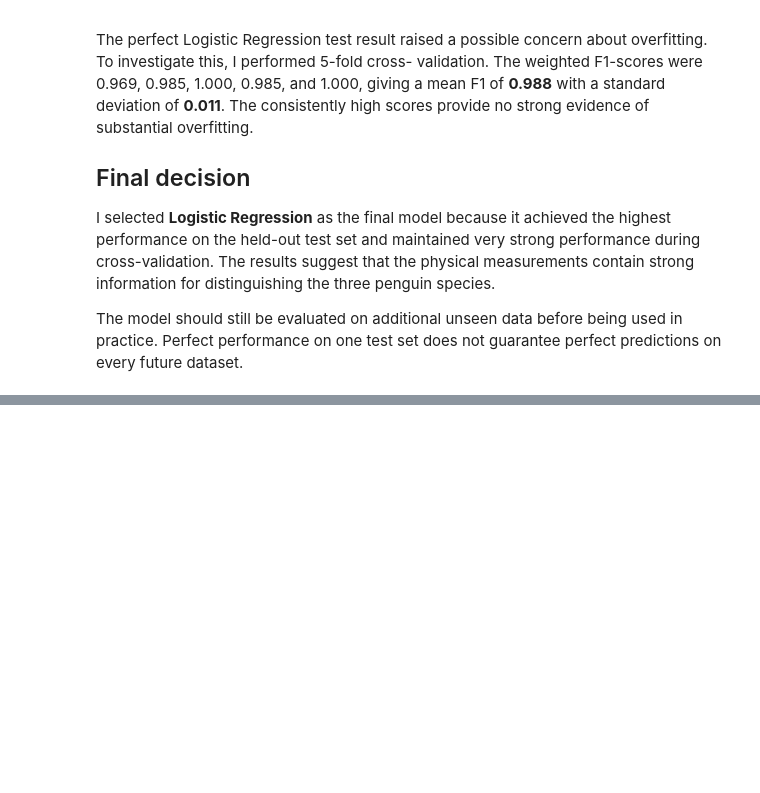
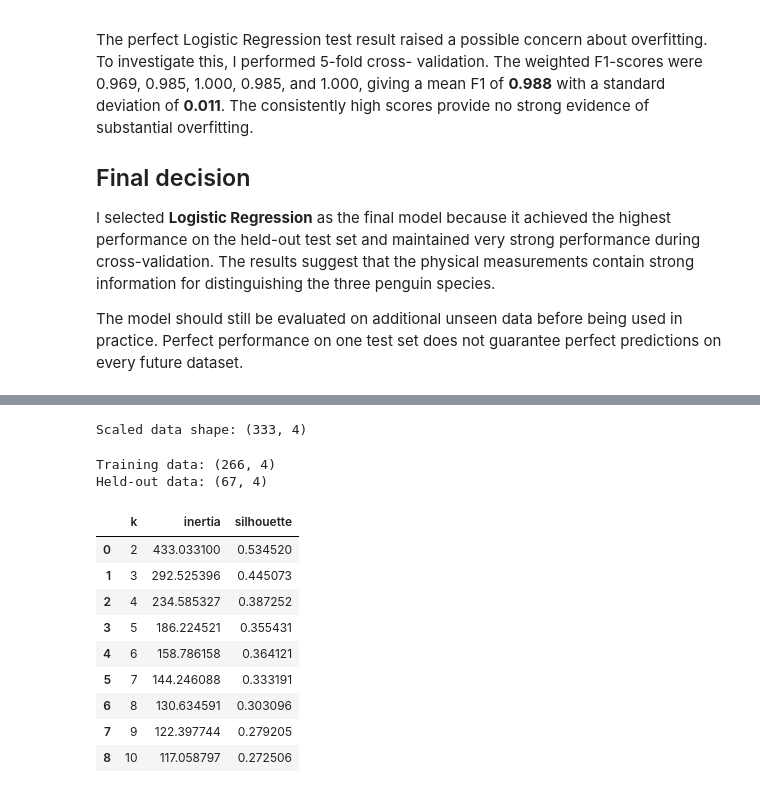
Before and after one commit to Hoga30/Klab_AI-program, a Jupyter notebook: notebooks/assignment2_data_wrangling.ipynb, the cells around one changed output, grey strips where cells are left out. Saved outputs shown, nothing was run; the diff lists cells and outputs as text; code cells hidden in the pictures; blank space fills up the shorter version.

```diff
--- a/notebooks/assignment2_data_wrangling.ipynb
+++ b/notebooks/assignment2_data_wrangling.ipynb
@@ -823,0 +876,58 @@ guarantee perfect predictions on every future dataset.
+# %%
+scaler = StandardScaler()
+
+X_scaled = scaler.fit_transform(X)
+
+print("Scaled data shape:", X_scaled.shape)
+# %% [output]
+Scaled data shape: (333, 4)
+# %%
+X_train, X_test = train_test_split(
+    X_scaled,
+    test_size=0.20,
+    random_state=42
+)
+
+print("Training data:", X_train.shape)
+print("Held-out data:", X_test.shape)
+# %% [output]
+Training data: (266, 4)
+Held-out data: (67, 4)
+# %%
+k_values = range(2, 11)
+
+train_inertia = []
+train_silhouette = []
+
+for k in k_values:
+    model = KMeans(
+        n_clusters=k,
+        random_state=42,
+        n_init=10
+    )
+
+    train_labels = model.fit_predict(X_train)
+
+    train_inertia.append(model.inertia_)
+    train_silhouette.append(
+        silhouette_score(X_train, train_labels)
+    )
+
+results = pd.DataFrame({
+    "k": list(k_values),
+    "inertia": train_inertia,
+    "silhouette": train_silhouette
+})
+
+results
+# %% [output]
+|  | k | inertia | silhouette |
+| 0 | 2 | 433.033100 | 0.534520 |
+| 1 | 3 | 292.525396 | 0.445073 |
+| 2 | 4 | 234.585327 | 0.387252 |
+| 3 | 5 | 186.224521 | 0.355431 |
+| 4 | 6 | 158.786158 | 0.364121 |
+| 5 | 7 | 144.246088 | 0.333191 |
+| 6 | 8 | 130.634591 | 0.303096 |
+| 7 | 9 | 122.397744 | 0.279205 |
+| 8 | 10 | 117.058797 | 0.272506 |
```
Also changed, not shown: parts of 23 cells of this notebook, 1 other file.
